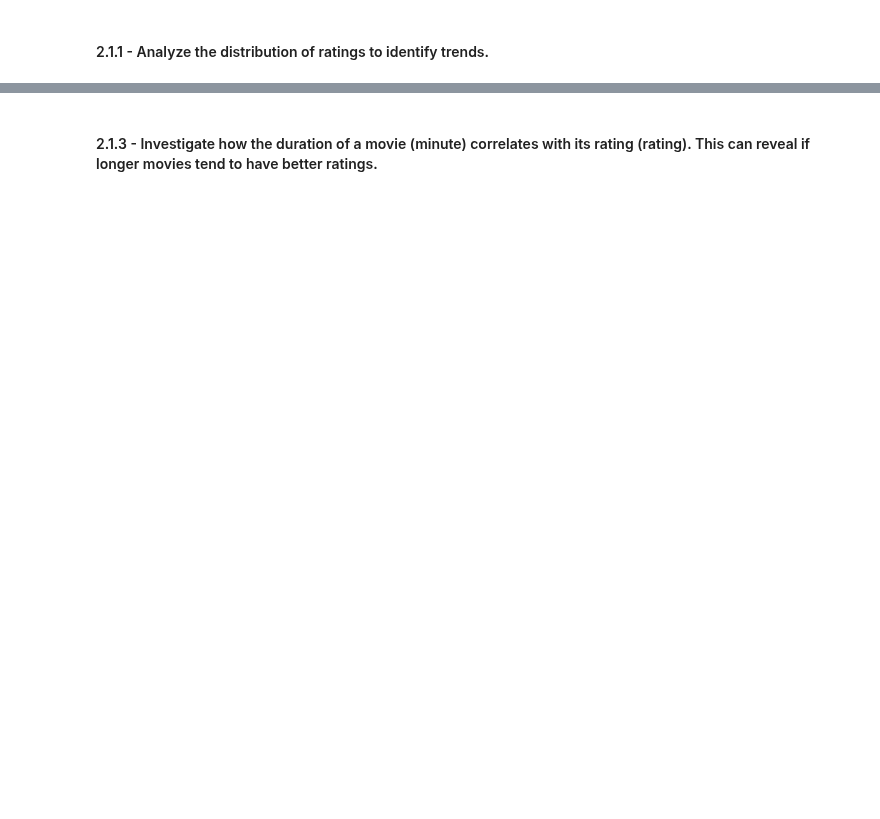
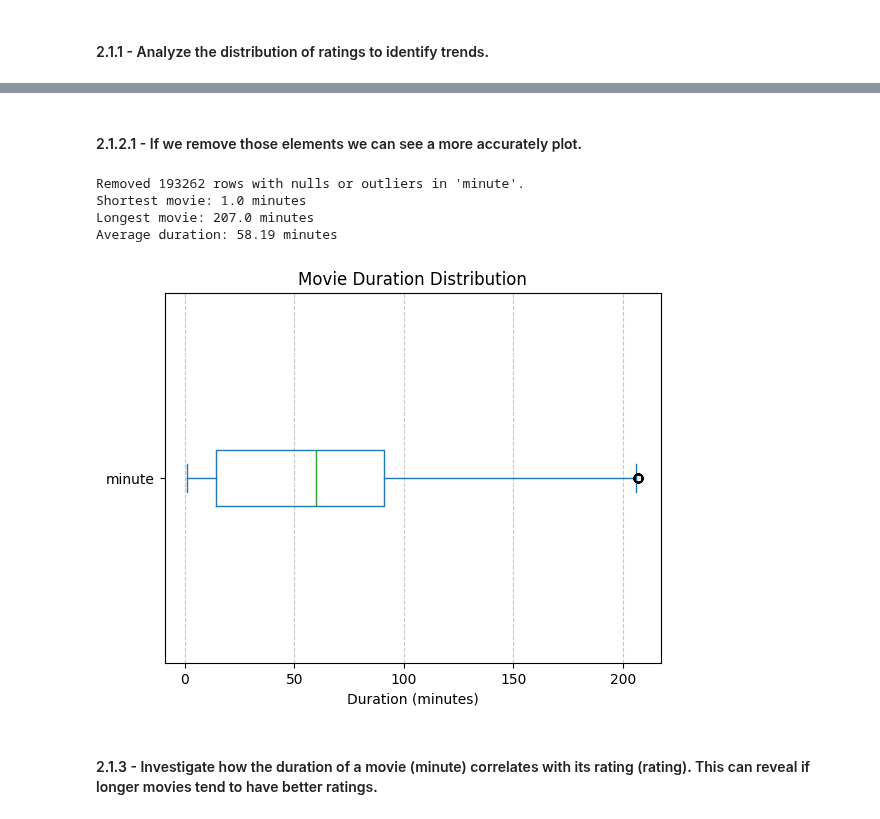
Before and after one commit to SacchettiLorenzo/IUMTWEB_DataAnalysis, a Jupyter notebook: data cleaning/DataCleaning.ipynb, the cells around one changed output, grey strips where cells are left out. Saved outputs shown, nothing was run; the diff lists cells and outputs as text; code cells hidden in the pictures; blank space fills up the shorter version.

```diff
--- a/data cleaning/DataCleaning.ipynb
+++ b/data cleaning/DataCleaning.ipynb
@@ -586,3 +1188,32 @@ plt.show()
+# %% [markdown]
+#### 2.1.2.1 - If we remove those elements we can see a more accurately plot.
+# %%
+# Filter nulls and outliers for 'minute'
+filtered_df = movies_df[movies_df['minute'].notnull()]
+q1, q3 = filtered_df['minute'].quantile([0.25, 0.75])
+iqr = q3 - q1
+lower_bound = q1 - 1.5 * iqr
+upper_bound = q3 + 1.5 * iqr
+filtered_df = filtered_df[(filtered_df['minute'] >= lower_bound) & (filtered_df['minute'] <= upper_bound)]
+
+print(f"Removed {len(movies_df) - len(filtered_df)} rows with nulls or outliers in 'minute'.")
+
+# Summary
+print(f"Shortest movie: {filtered_df['minute'].min()} minutes")
+print(f"Longest movie: {filtered_df['minute'].max()} minutes")
+print(f"Average duration: {filtered_df['minute'].mean():.2f} minutes")
+
+# Plot
+filtered_df['minute'].plot(kind='box', vert=False, title='Movie Duration Distribution')
+plt.xlabel('Duration (minutes)')
+plt.grid(axis='x', linestyle='--', alpha=0.7)
+plt.show()
+# %% [output]
+Removed 193262 rows with nulls or outliers in 'minute'.
+Shortest movie: 1.0 minutes
+Longest movie: 207.0 minutes
+Average duration: 58.19 minutes
+[figure, added]
 # %% [markdown]
 #### 2.1.3 - Investigate how the duration of a movie (minute) correlates with its rating (rating). This can reveal if longer movies tend to have better ratings.
 # %%
```
Also changed, not shown: parts of 79 cells of this notebook.
